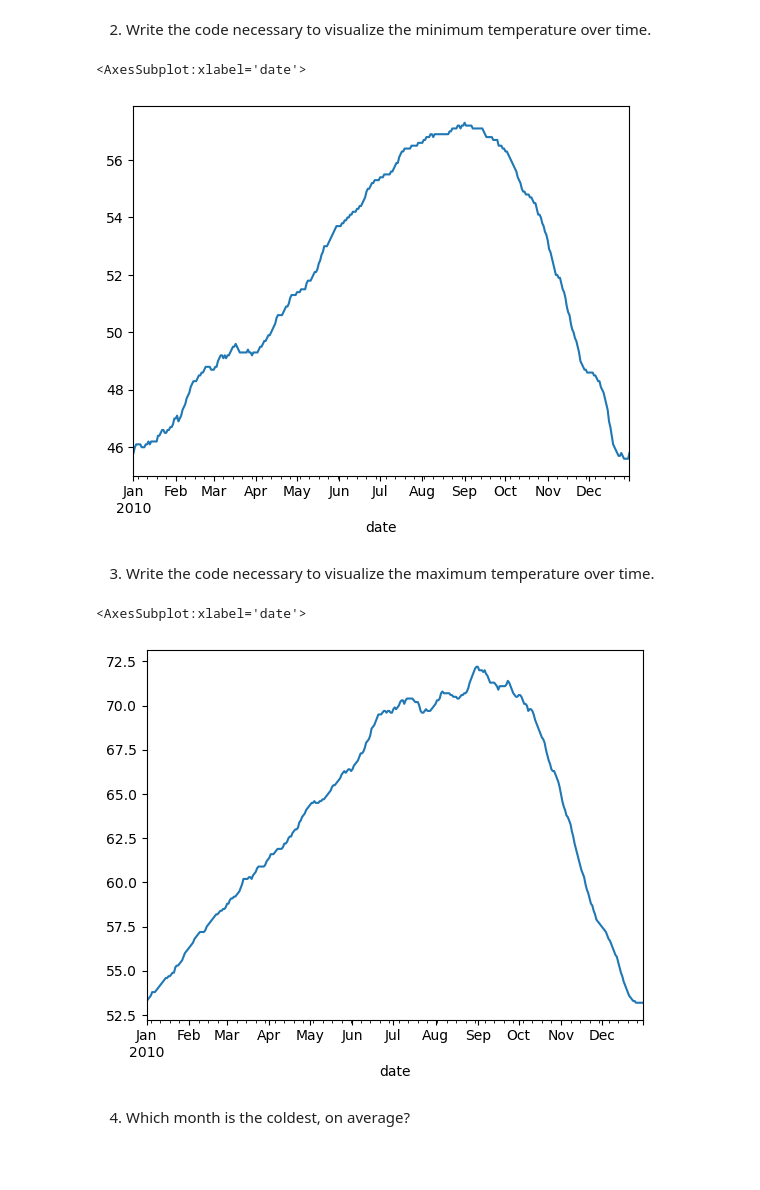
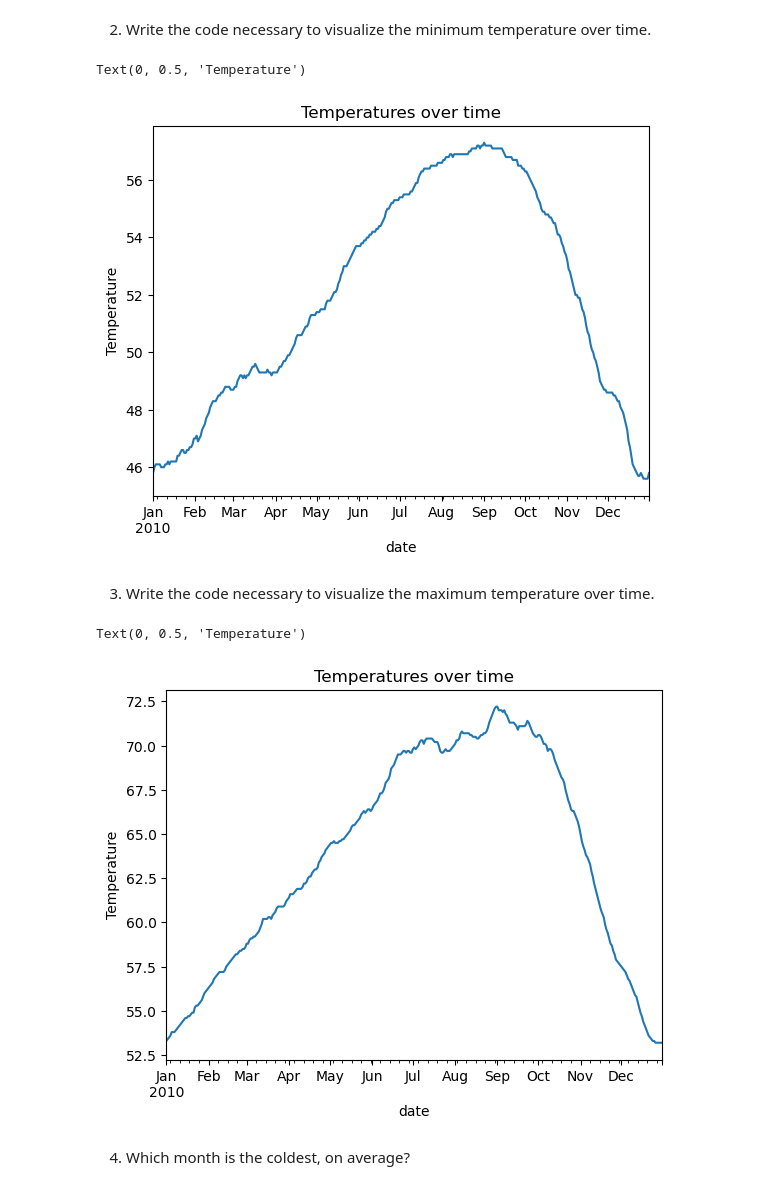
Before and after one commit to JoshuaHolt-Tech/time-series-exercises, a Jupyter notebook: working_time_series.ipynb, the cells around one changed output. Cells and saved outputs as stored; diff of their text form; code cells hidden in the pictures; blank space fills up the shorter version.

```diff
--- a/working_time_series.ipynb
+++ b/working_time_series.ipynb
@@ -20,6 +20,6 @@ df1 = data.sf_temps()
 # %%
 df1['date'] = pd.to_datetime(df1['date'])
 # %%
-df1 = df1.set_index(df1['date'])
+df1 = df1.set_index(df1['date']).sort_index()
 # %%
 df1.resample('D').mean().plot()
@@ -30,16 +32,20 @@ df1.resample('D').mean().plot()
 2. Write the code necessary to visualize the minimum temperature over time.
 # %%
 df1.resample('D')['temp'].min().plot()
+plt.title("Temperatures over time")
+plt.ylabel("Temperature")
 # %% [output]
-<AxesSubplot:xlabel='date'>
+Text(0, 0.5, 'Temperature')
-[figure, old version]
+[figure, new version]
 # %% [markdown]
 3. Write the code necessary to visualize the maximum temperature over time.
 # %%
 df1.resample('D')['temp'].max().plot()
+plt.title("Temperatures over time")
+plt.ylabel("Temperature")
 # %% [output]
-<AxesSubplot:xlabel='date'>
+Text(0, 0.5, 'Temperature')
-[figure, old version]
+[figure, new version]
 # %% [markdown]
 4. Which month is the coldest, on average?
 # %%
```
Also changed, not shown: parts of 14 cells of this notebook, 6 other files.
